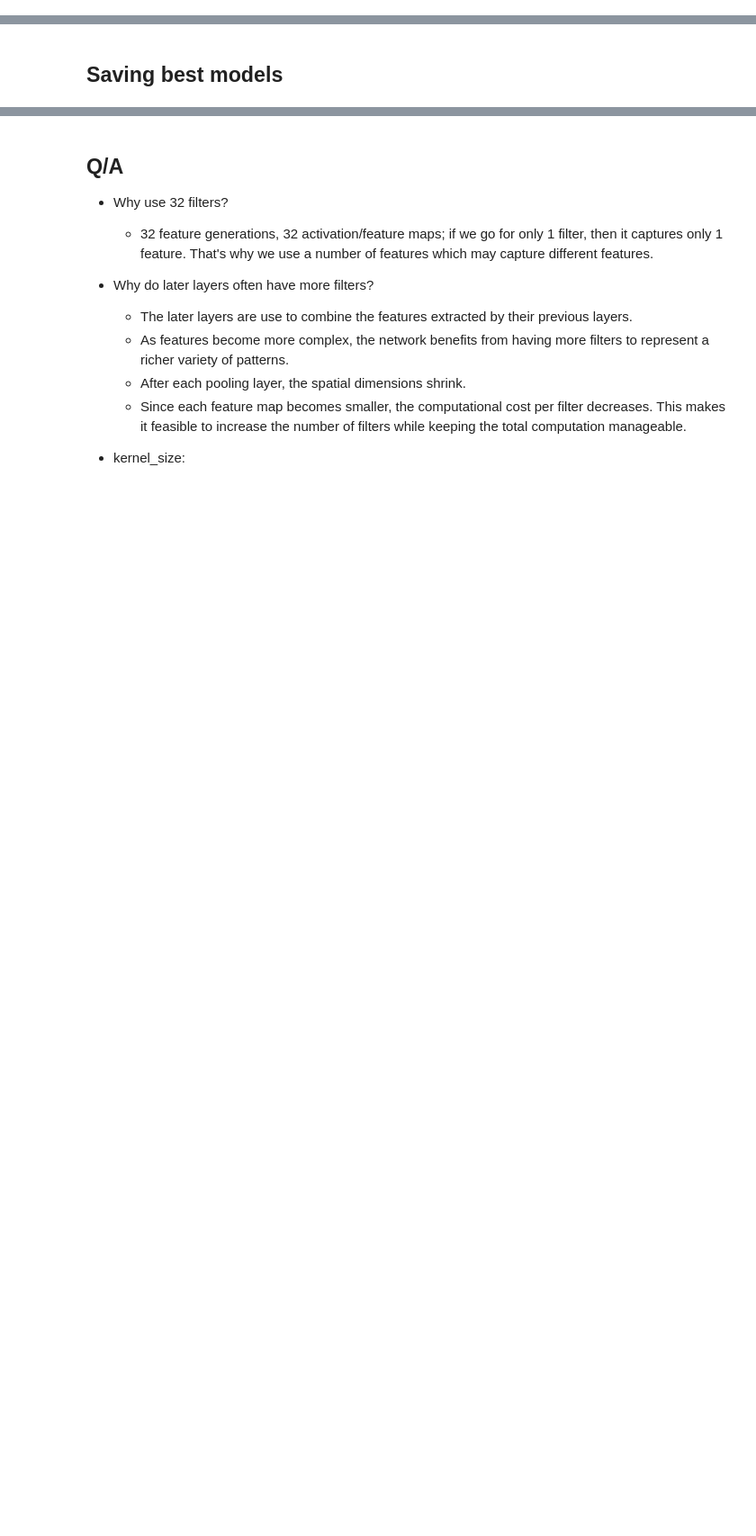
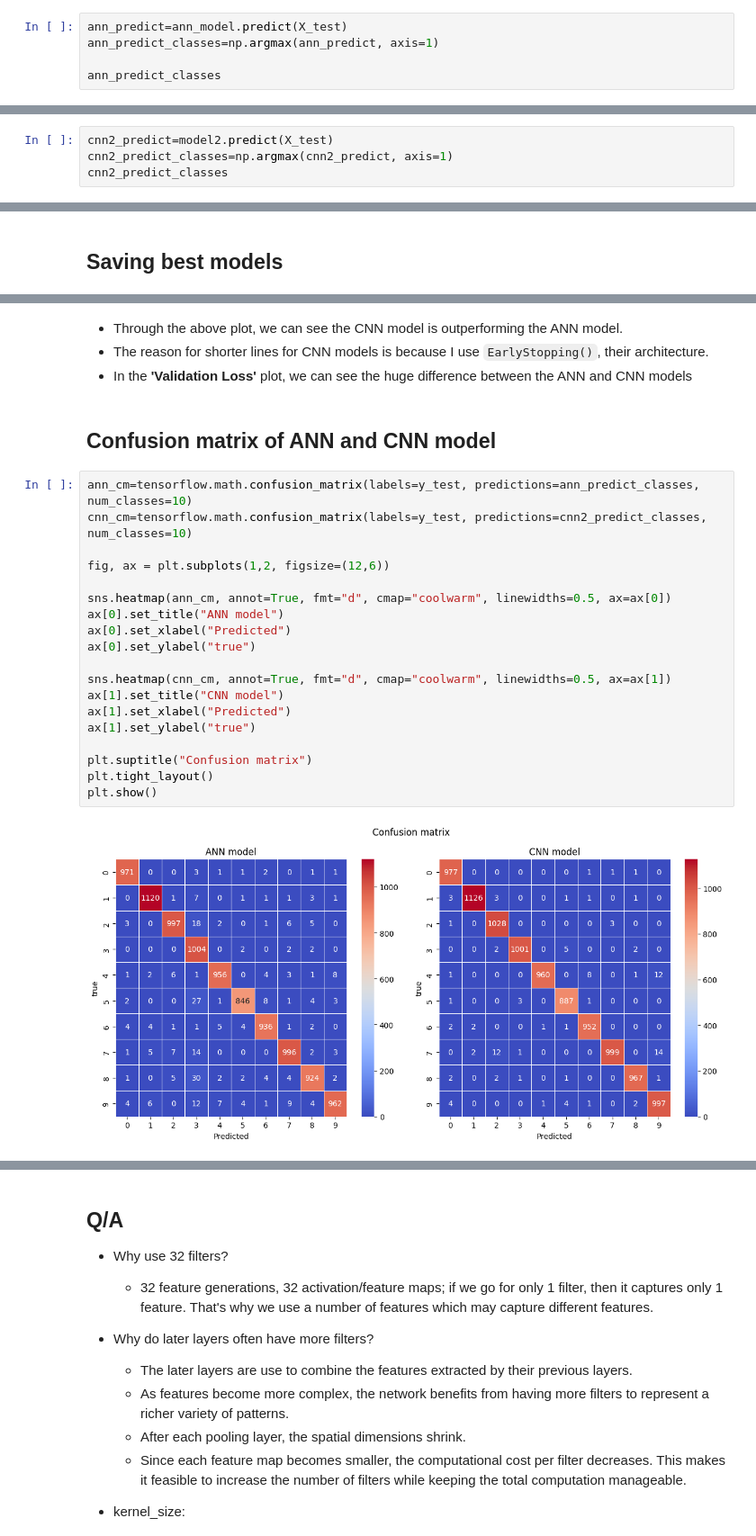
Before and after one commit to AdiXjaiswal/Handwritten-Digit-Recognition, a Jupyter notebook: cnn_model.ipynb, the cells around one changed output, grey strips where cells are left out. Shown at 90% size. Drawn from its saved outputs; the diff is of its cells as text; blank space fills up the shorter version.

```diff
--- a/cnn_model.ipynb
+++ b/cnn_model.ipynb
@@ -219,0 +243,5 @@ losses_model2
+# %%
+ann_predict=ann_model.predict(X_test)
+ann_predict_classes=np.argmax(ann_predict, axis=1)
+
+ann_predict_classes
@@ -219,0 +258,4 @@ losses_model2
+# %%
+cnn2_predict=model2.predict(X_test)
+cnn2_predict_classes=np.argmax(cnn2_predict, axis=1)
+cnn2_predict_classes
@@ -242,0 +372,27 @@ ax[1].plot(model2.history.history['accuracy'], label='Training accuracy')
+# %% [markdown]
+- Through the above plot, we can see the CNN model is outperforming the ANN model.
+- The reason for shorter lines for CNN models is because I use `EarlyStopping()`, their architecture.
+- In the **'Validation Loss'** plot, we can see the huge difference between the ANN and CNN models
+# %% [markdown]
+## Confusion matrix of ANN and CNN model
+# %%
+ann_cm=tensorflow.math.confusion_matrix(labels=y_test, predictions=ann_predict_classes, num_classes=10)
+cnn_cm=tensorflow.math.confusion_matrix(labels=y_test, predictions=cnn2_predict_classes, num_classes=10)
+
+fig, ax = plt.subplots(1,2, figsize=(12,6))
+
+sns.heatmap(ann_cm, annot=True, fmt="d", cmap="coolwarm", linewidths=0.5, ax=ax[0])
+ax[0].set_title("ANN model")
+ax[0].set_xlabel("Predicted")
+ax[0].set_ylabel("true")
+
+sns.heatmap(cnn_cm, annot=True, fmt="d", cmap="coolwarm", linewidths=0.5, ax=ax[1])
+ax[1].set_title("CNN model")
+ax[1].set_xlabel("Predicted")
+ax[1].set_ylabel("true")
+
+plt.suptitle("Confusion matrix")
+plt.tight_layout()
+plt.show()
+# %% [output]
+[figure, added]
```
Also changed, not shown: parts of 37 cells of this notebook.
